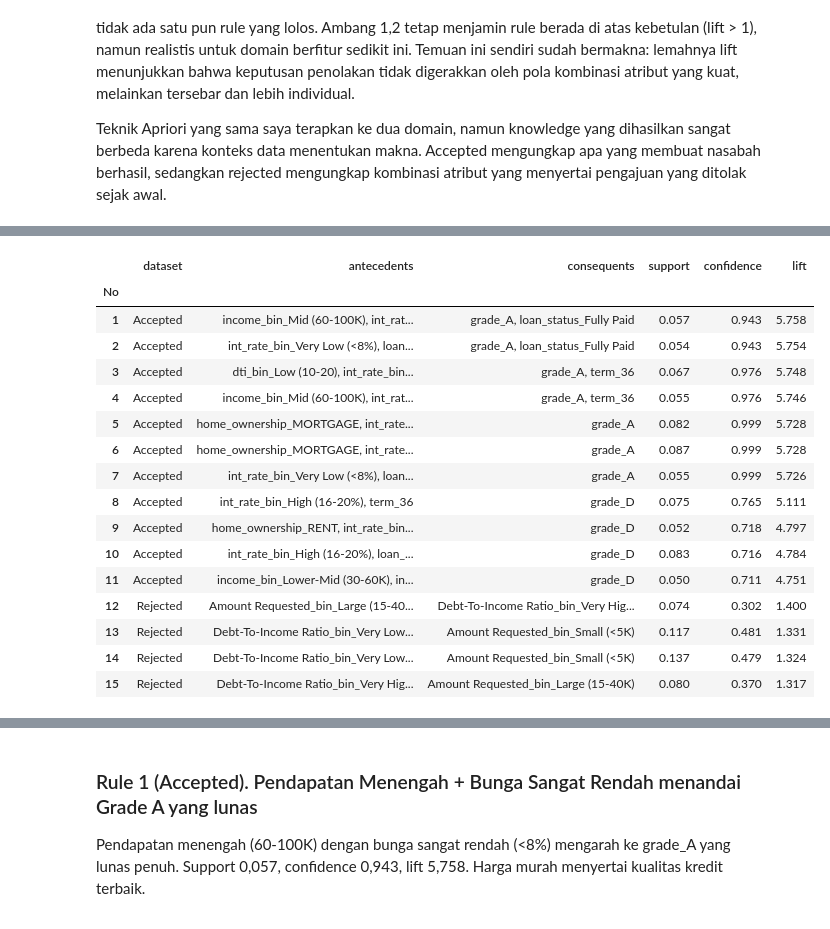
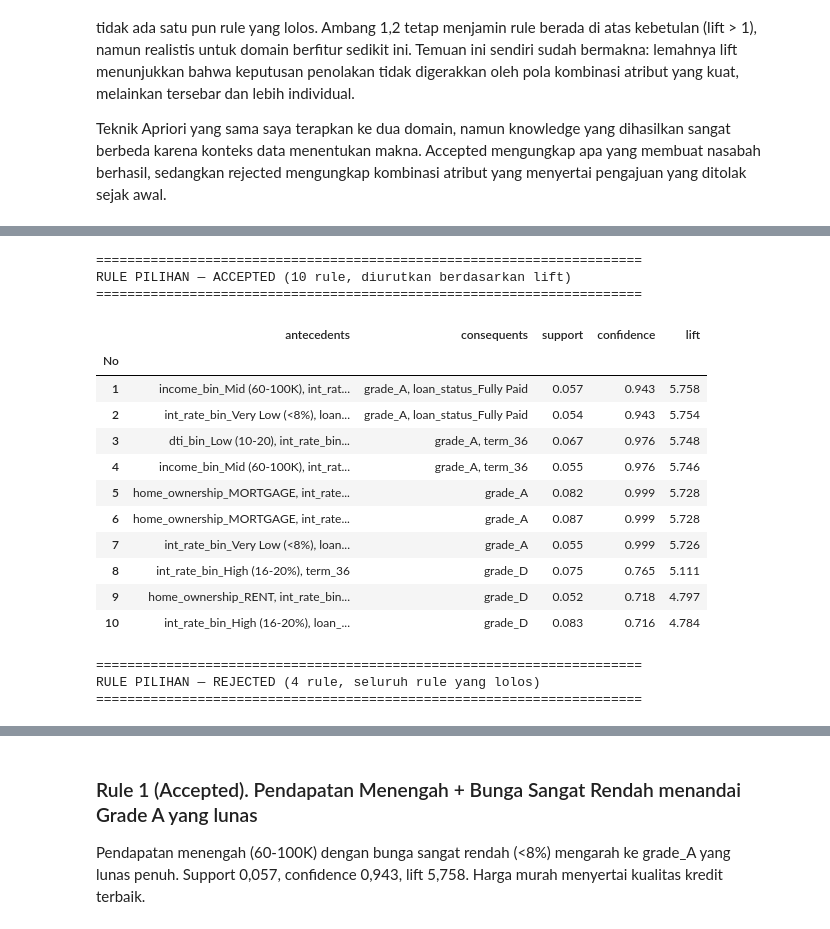
Before and after one commit to StievenLee/Data-Mining-All-Lending-Club-loan, a Jupyter notebook: Phase 3 Associate Rule/Apriori_Final.ipynb, the cells around one changed output, grey strips where cells are left out. Drawn from its saved outputs; the diff is of its cells as text; code cells hidden in the pictures.

```diff
--- a/Phase 3 Associate Rule/Apriori_Final.ipynb
+++ b/Phase 3 Associate Rule/Apriori_Final.ipynb
@@ -921,11 +931,11 @@ pool_acc = (pool_acc.sort_values('confidence', ascending=False)
 def pick_acc(tier, k):
     return pool_acc[pool_acc['grade_tier'] == tier].sort_values('lift', ascending=False).head(k)
 
-# Accepted: target 11 rule, diprioritaskan dari Tingkat 1 (Grade A, lift tertinggi) lalu
-# Tingkat 2 (Grade D). Pemilihan dibuat ADAPTIF agar tetap 11 meski jumlah rule per tingkat
-# berubah akibat tie-breaker pada superset pruning. Idealnya 7 dari T1 + 4 dari T2; bila T1
+# Accepted: target 10 rule, diprioritaskan dari Tingkat 1 (Grade A, lift tertinggi) lalu
+# Tingkat 2 (Grade D). Pemilihan dibuat ADAPTIF agar tetap 10 meski jumlah rule per tingkat
+# berubah akibat tie-breaker pada superset pruning. Idealnya 7 dari T1 + 3 dari T2; bila T1
 # kurang, sisanya diambil dari T2, dan sebaliknya.
-TARGET_ACC = 11
+TARGET_ACC = 10
 t1_all = pool_acc[pool_acc['grade_tier'] == 'T1_KualitasTinggi'].sort_values('lift', ascending=False)
 t2_all = pool_acc[pool_acc['grade_tier'] == 'T2_Menengah'].sort_values('lift', ascending=False)
 n_t1 = min(7, len(t1_all))
@@ -938,9 +948,10 @@ acc_tab = pretty_rules(acc_selected).reset_index(drop=True)
 acc_tab.insert(0, 'dataset', 'Accepted')
 print(f"Accepted terpilih: {n_t1} dari Tingkat 1 + {n_t2} dari Tingkat 2 = {len(acc_tab)}")
 
-# --- 3 rule rejected teratas (setelah trivial + superset + simetris pruning di Bagian 9) ---
+# --- Seluruh rule rejected yang lolos pipeline pembersihan (Bagian 9) ---
+# Tidak di-hardcode: rejected hanya punya 12 item sehingga jumlah rule finalnya memang sedikit.
 if rejected_available and len(rules_rej) > 0:
-    rej_tab = pretty_rules(rules_rej).head(4).reset_index(drop=True)
+    rej_tab = pretty_rules(rules_rej).reset_index(drop=True)
     rej_tab.insert(0, 'dataset', 'Rejected')
     combined = pd.concat([acc_tab, rej_tab], ignore_index=True)
 else:
@@ -951,6 +962,8 @@ else:
 sigs = combined.apply(lambda r: frozenset(r['antecedents'].split(', ')) |
                                 frozenset(r['consequents'].split(', ')), axis=1)
 n_dup = len(sigs) - sigs.nunique()
-print(f"Total rule pilihan : {len(combined)}  (target 15: 11 accepted + 4 rejected)")
+print(f"Rule pilihan Accepted : {len(acc_tab)}")
+print(f"Rule pilihan Rejected : {len(rej_tab) if rejected_available and len(rules_rej) > 0 else 0}")
+print(f"Total rule pilihan    : {len(combined)}")
 print(f"Pasangan redundan  : {n_dup} (harus 0)")
 # %% [output]
@@ -959,26 +974,43 @@ Total rule pilihan : 15  (target 15: 11 accepted + 4 rejected)
 Pasangan redundan  : 0 (harus 0)
 # %%
-# Menampilkan seluruh rule pilihan secara penuh tanpa pemotongan teks, agar seluruh nama item
-# terlihat jelas dan cocok dengan penjelasan di bawah.
-combined.index = combined.index + 1
-combined.index.name = 'No'
+# Menampilkan rule pilihan secara TERPISAH per dataset, masing-masing dengan penomoran sendiri,
+# agar sejalan dengan interpretasi di bawah yang juga dipisah Accepted dan Rejected.
+cols_show = ['antecedents', 'consequents', 'support', 'confidence', 'lift']
+
+acc_show = acc_tab[cols_show].copy()
+acc_show.index = acc_show.index + 1
+acc_show.index.name = 'No'
+print('=' * 70)
+print(f'RULE PILIHAN — ACCEPTED ({len(acc_show)} rule, diurutkan berdasarkan lift)')
+print('=' * 70)
 with pd.option_context('display.max_colwidth', None, 'display.width', None):
-    display(combined[['dataset', 'antecedents', 'consequents', 'support', 'confidence', 'lift']])
+    display(acc_show)
+
+if rejected_available and len(rules_rej) > 0:
+    rej_show = rej_tab[cols_show].copy()
+    rej_show.index = rej_show.index + 1
+    rej_show.index.name = 'No'
+    print('=' * 70)
+    print(f'RULE PILIHAN — REJECTED ({len(rej_show)} rule, seluruh rule yang lolos)')
+    print('=' * 70)
+    with pd.option_context('display.max_colwidth', None, 'display.width', None):
+        display(rej_show)
 # %% [output]
+======================================================================
+RULE PILIHAN — ACCEPTED (10 rule, diurutkan berdasarkan lift)
+======================================================================
-|  | dataset | antecedents | consequents | support | confidence | lift |
-| No |  |  |  |  |  |  |
-| 1 | Accepted | income_bin_Mid (60-100K), int_rat... | grade_A, loan_status_Fully Paid | 0.057 | 0.943 | 5.758 |
-| 2 | Accepted | int_rate_bin_Very Low (<8%), loan... | grade_A, loan_status_Fully Paid | 0.054 | 0.943 | 5.754 |
-| 3 | Accepted | dti_bin_Low (10-20), int_rate_bin... | grade_A, term_36 | 0.067 | 0.976 | 5.748 |
-| 4 | Accepted | income_bin_Mid (60-100K), int_rat... | grade_A, term_36 | 0.055 | 0.976 | 5.746 |
-| 5 | Accepted | home_ownership_MORTGAGE, int_rate... | grade_A | 0.082 | 0.999 | 5.728 |
-| 6 | Accepted | home_ownership_MORTGAGE, int_rate... | grade_A | 0.087 | 0.999 | 5.728 |
-| 7 | Accepted | int_rate_bin_Very Low (<8%), loan... | grade_A | 0.055 | 0.999 | 5.726 |
-| 8 | Accepted | int_rate_bin_High (16-20%), term_36 | grade_D | 0.075 | 0.765 | 5.111 |
-| 9 | Accepted | home_ownership_RENT, int_rate_bin... | grade_D | 0.052 | 0.718 | 4.797 |
-| 10 | Accepted | int_rate_bin_High (16-20%), loan_... | grade_D | 0.083 | 0.716 | 4.784 |
-| 11 | Accepted | income_bin_Lower-Mid (30-60K), in... | grade_D | 0.050 | 0.711 | 4.751 |
-| 12 | Rejected | Amount Requested_bin_Large (15-40... | Debt-To-Income Ratio_bin_Very Hig... | 0.074 | 0.302 | 1.400 |
-| 13 | Rejected | Debt-To-Income Ratio_bin_Very Low... | Amount Requested_bin_Small (<5K) | 0.117 | 0.481 | 1.331 |
-| 14 | Rejected | Debt-To-Income Ratio_bin_Very Low... | Amount Requested_bin_Small (<5K) | 0.137 | 0.479 | 1.324 |
-| 15 | Rejected | Debt-To-Income Ratio_bin_Very Hig... | Amount Requested_bin_Large (15-40K) | 0.080 | 0.370 | 1.317 |
+|  | antecedents | consequents | support | confidence | lift |
+| No |  |  |  |  |  |
+| 1 | income_bin_Mid (60-100K), int_rat... | grade_A, loan_status_Fully Paid | 0.057 | 0.943 | 5.758 |
+| 2 | int_rate_bin_Very Low (<8%), loan... | grade_A, loan_status_Fully Paid | 0.054 | 0.943 | 5.754 |
+| 3 | dti_bin_Low (10-20), int_rate_bin... | grade_A, term_36 | 0.067 | 0.976 | 5.748 |
+| 4 | income_bin_Mid (60-100K), int_rat... | grade_A, term_36 | 0.055 | 0.976 | 5.746 |
+| 5 | home_ownership_MORTGAGE, int_rate... | grade_A | 0.082 | 0.999 | 5.728 |
+| 6 | home_ownership_MORTGAGE, int_rate... | grade_A | 0.087 | 0.999 | 5.728 |
+| 7 | int_rate_bin_Very Low (<8%), loan... | grade_A | 0.055 | 0.999 | 5.726 |
+| 8 | int_rate_bin_High (16-20%), term_36 | grade_D | 0.075 | 0.765 | 5.111 |
+| 9 | home_ownership_RENT, int_rate_bin... | grade_D | 0.052 | 0.718 | 4.797 |
+| 10 | int_rate_bin_High (16-20%), loan_... | grade_D | 0.083 | 0.716 | 4.784 |
+======================================================================
+RULE PILIHAN — REJECTED (4 rule, seluruh rule yang lolos)
+======================================================================
```
Also changed, not shown: parts of 13 cells of this notebook.
